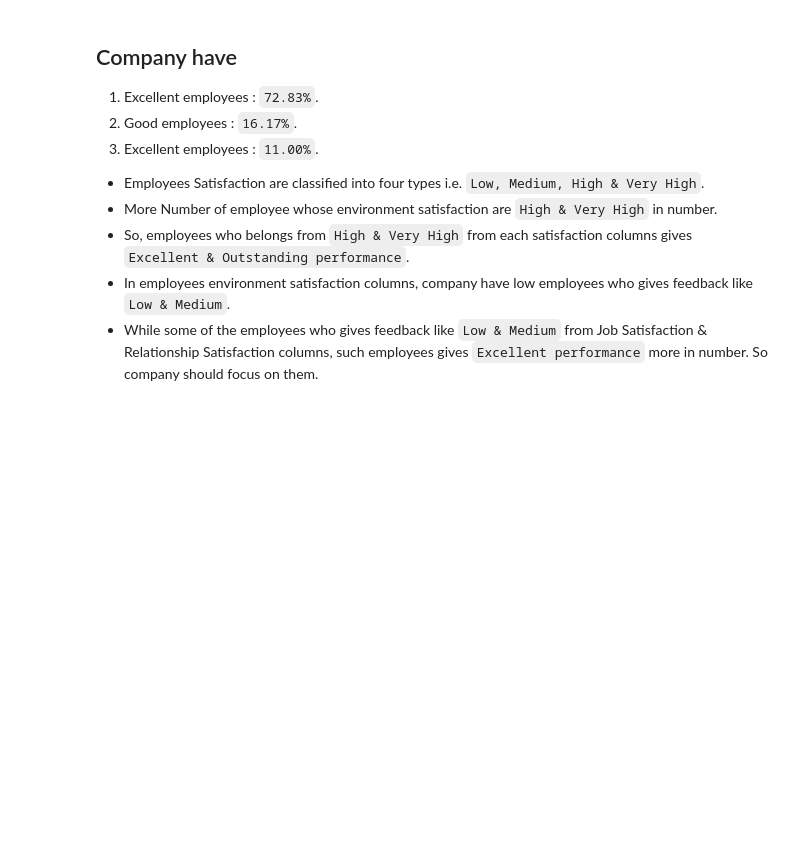
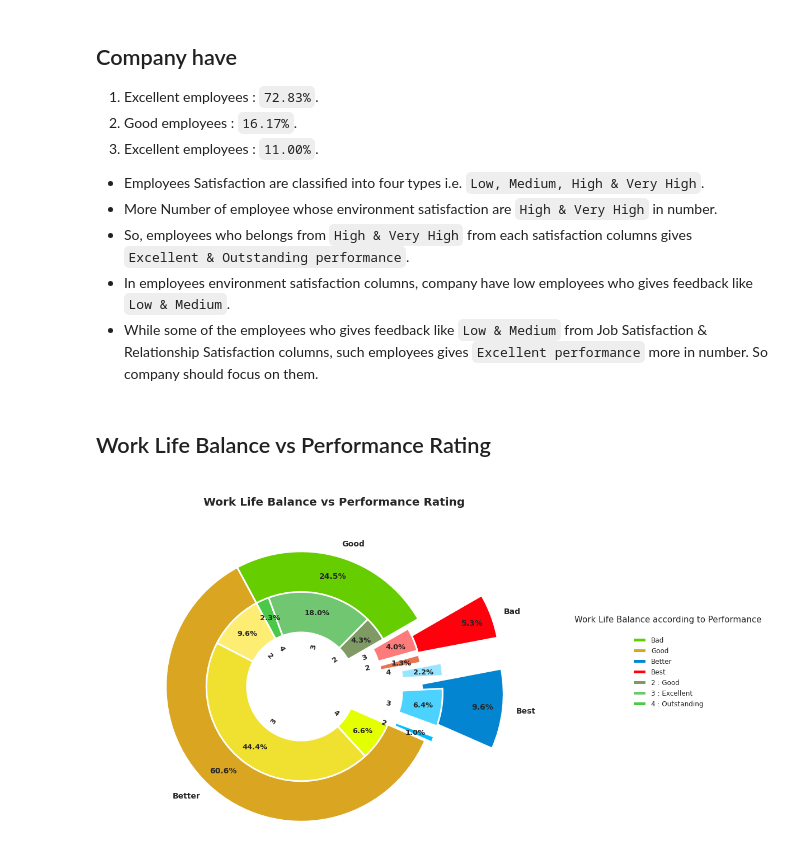
Before and after one commit to 21Ovi/Employee-Performance-Analysis, a Jupyter notebook: Visualize.ipynb, the cells around one changed output. Drawn from its saved outputs; the diff is of its cells as text; code cells hidden in the pictures; blank space fills up the shorter version.

```diff
--- a/Visualize.ipynb
+++ b/Visualize.ipynb
@@ -477,3 +477,36 @@ plt.show();
 * So, employees who belongs from `High & Very High` from each satisfaction columns gives `Excellent & Outstanding performance`.
 * In employees environment satisfaction columns, company have low employees who gives feedback like `Low & Medium`.
 * While some of the employees who gives feedback like `Low & Medium` from Job Satisfaction & Relationship Satisfaction columns, such employees gives `Excellent performance` more in number. So company should focus on them.
+# %% [markdown]
+## Work Life Balance vs Performance Rating
+# %%
+# Adavance pie chart for Work Life Balance vs Performance Rating
+plt.figure(figsize=(15,10))
+plt.title("\nWork Life Balance vs Performance Rating\n\n",fontsize=20,fontweight="bold")
+
+plt.pie([294,727,115,64],radius=1,
+        colors=['#66CD00','goldenrod','xkcd:cerulean','xkcd:bright red'],
+        labels=['Good','Better','Best','Bad'],
+        autopct='%.1f%%',explode=[0,0,0.5,0.5],startangle=30,
+        pctdistance=0.85, textprops = {"fontsize":14,"fontweight":"bold"},
+        wedgeprops=dict(width=0.6, edgecolor='white',linewidth=3))
+
+plt.pie([51,216,27,115,533,79,12,77,26,16,48], radius=0.7,
+        colors=['#7F9A65','#71C671','#4AC948','#fdee73','#f0e130', '#e3ff00',"#00bfff","#4cd2ff",'#99e5ff',
+                '#E97451','xkcd:salmon pink',],
+        explode=[0,0,0,0,0,0,0.35,0.35,0.35,0.2,0.2,],startangle=30,
+        wedgeprops=dict(width=0.3, edgecolor='w',linewidth=3),textprops = {"fontsize":13,"fontweight":"bold"},
+         labels=[2,3,4,2,3,4,2,3,4,2,3],autopct='%.1f%%',
+        pctdistance=0.8, labeldistance=0.4, rotatelabels=True)
+
+legend = plt.legend(bbox_to_anchor=(1,0.75),
+          labels=['Bad','Good','Better','Best',
+                  "2 : Good","3 : Excellent","4 : Outstanding"])
+
+legend.set_title("Work Life Balance according to Performance\n",prop={"size":15})
+legend.draw_frame(False)
+
+plt.axis('equal')
+plt.show();
+# %% [output]
+[figure, added]
```
Also changed, not shown: parts of 1 cell of this notebook.
